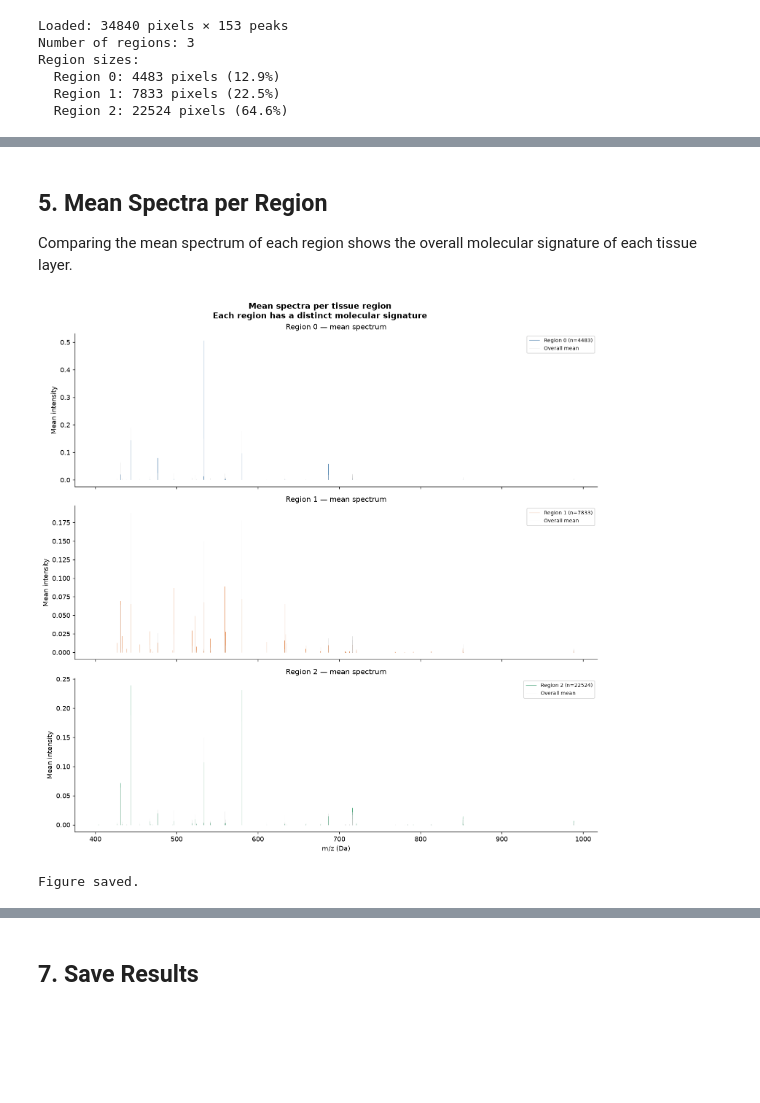
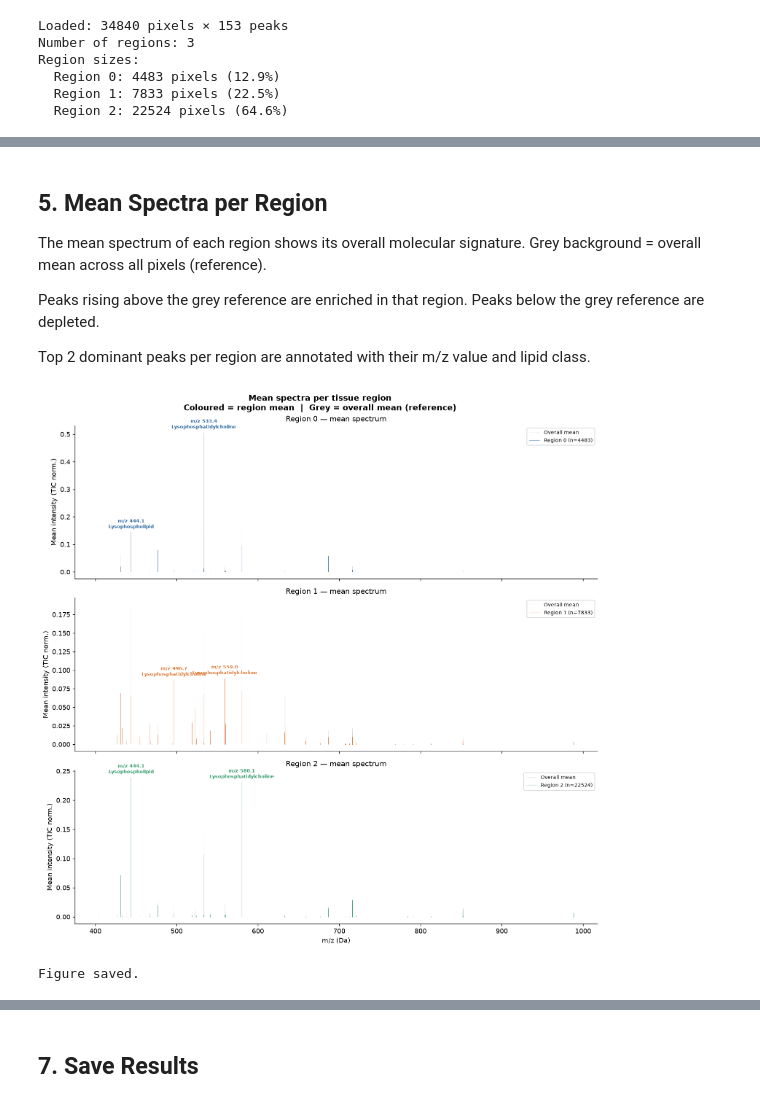
Before and after one commit to Rajaeereza/maldi-msi-analysis, a Jupyter notebook: notebooks/03_statistical_analysis.ipynb, the cells around one changed output, grey strips where cells are left out. Drawn from its saved outputs; the diff is of its cells as text; code cells hidden in the pictures; blank space fills up the shorter version.

```diff
--- a/notebooks/03_statistical_analysis.ipynb
+++ b/notebooks/03_statistical_analysis.ipynb
@@ -248,18 +408,10 @@ This directly answers: **which molecules define each tissue region?**
 # %%
-def assign_lipid_class(mz):
-    if 480 <= mz <= 560:   return "LPC"
-    elif 650 <= mz <= 760: return "PE"
-    elif 700 <= mz <= 830: return "PC/SM"
-    elif 830 <= mz <= 900: return "PC"
-    else:                   return "Unknown"
-
 fig, axes = plt.subplots(K, 3, figsize=(13, 4.5*K))
 if K == 1:
     axes = axes.reshape(1, -1)
 
 for c in range(K):
-    # Top 3 markers for this region
-    region_markers = markers[markers["cluster"] == c].head(3)
+    region_markers = markers_dedup[markers_dedup["cluster"] == c].head(3)
 
     for col, (_, row) in enumerate(region_markers.iterrows()):
         ax   = axes[c, col]
@@ -267,7 +419,6 @@ for c in range(K):
         fc   = row["fold_change"]
         padj = row["p_adjusted"]
 
-        # Find index in reference_mz
         mz_idx  = np.argmin(np.abs(ref_mz - mz))
         ion_map = np.full((y.max()+1, x.max()+1), np.nan)
         ion_map[y, x] = spectra_pp[:, mz_idx]
@@ -276,15 +427,16 @@ for c in range(K):
                        interpolation="nearest", aspect="equal")
         plt.colorbar(im, ax=ax, shrink=0.7)
 
-        lipid = assign_lipid_class(mz)
+        lipid  = assign_lipid_class(mz)
+        fc_str = f"{min(fc, 20):.1f}{'+'if fc>20 else ''}"
         ax.set_title(f"Region {c} — m/z {mz:.2f}\n"
-                     f"{lipid} | FC={fc:.2f} | FDR={padj:.2e}",
+                     f"{lipid} | FC={fc_str} | FDR={padj:.1e}",
                      fontsize=8)
         ax.set_xlabel("x", fontsize=8)
         ax.set_ylabel("y", fontsize=8)
 
 fig.suptitle("Top 3 marker ions per tissue region\n"
-             "These molecules are significantly enriched in each region",
+             "Bright = enriched in target region | Dark = depleted elsewhere",
              fontsize=12, fontweight="bold")
 plt.tight_layout()
 plt.savefig("results/figures/03_marker_ions.png",
@@ -297,41 +449,59 @@ Figure saved.
 # %% [markdown]
 ## 5. Mean Spectra per Region
 
-Comparing the mean spectrum of each region shows the overall
-molecular signature of each tissue layer.
+The mean spectrum of each region shows its overall molecular signature.
+Grey background = overall mean across all pixels (reference).
+
+Peaks rising above the grey reference are enriched in that region.
+Peaks below the grey reference are depleted.
+
+Top 2 dominant peaks per region are annotated with their m/z value
+and lipid class.
 # %%
 fig, axes = plt.subplots(K, 1, figsize=(12, 4*K), sharex=True)
 if K == 1:
     axes = [axes]
 
 region_colours = ["#2d6a9f", "#e07b39", "#3a9e6f"]
+mean_overall   = spectra_pp.mean(axis=0)
 
 for c, ax in enumerate(axes):
-    mask         = labels_km == c
-    mean_region  = spectra_pp[mask].mean(axis=0)
-    mean_overall = spectra_pp.mean(axis=0)
+    mask        = labels_km == c
+    mean_region = spectra_pp[mask].mean(axis=0)
 
+    ax.vlines(ref_mz, ymin=0, ymax=mean_overall,
+              linewidth=0.4, color="#cccccc", alpha=0.5,
+              label="Overall mean")
     ax.vlines(ref_mz, ymin=0, ymax=mean_region,
               linewidth=0.6, color=region_colours[c], alpha=0.8,
               label=f"Region {c} (n={mask.sum()})")
-    ax.vlines(ref_mz, ymin=0, ymax=mean_overall,
-              linewidth=0.4, color="#cccccc", alpha=0.5,
-              label="Overall mean")
-    ax.set_ylabel("Mean intensity")
+
+    # Annotate top 2 dominant peaks
+    top2_idx = np.argsort(mean_region)[-2:][::-1]
+    for rank, idx in enumerate(top2_idx):
+        ax.annotate(
+            f"m/z {ref_mz[idx]:.1f}\n{assign_lipid_class(ref_mz[idx]).split('(')[0].strip()}",
+            xy=(ref_mz[idx], mean_region[idx]),
+            xytext=(0, 6), textcoords="offset points",
+            fontsize=7, ha="center", color=region_colours[c],
+            fontweight="bold"
+        )
+
+    ax.set_ylabel("Mean intensity (TIC norm.)")
     ax.set_title(f"Region {c} — mean spectrum")
     ax.legend(fontsize=8)
 
 axes[-1].set_xlabel("m/z (Da)")
 fig.suptitle("Mean spectra per tissue region\n"
-             "Each region has a distinct molecular signature",
+             "Coloured = region mean  |  Grey = overall mean (reference)",
              fontsize=12, fontweight="bold")
 plt.tight_layout()
 plt.savefig("results/figures/03_mean_spectra_regions.png",
             dpi=150, bbox_inches="tight")
 plt.show()
 print("Figure saved.")
 # %% [output]
-[figure, old version]
+[figure, new version]
 Figure saved.
 # %% [markdown]
 ## 6. Colocalization Analysis
```
Also changed, not shown: parts of 14 cells of this notebook, 13 other files.
